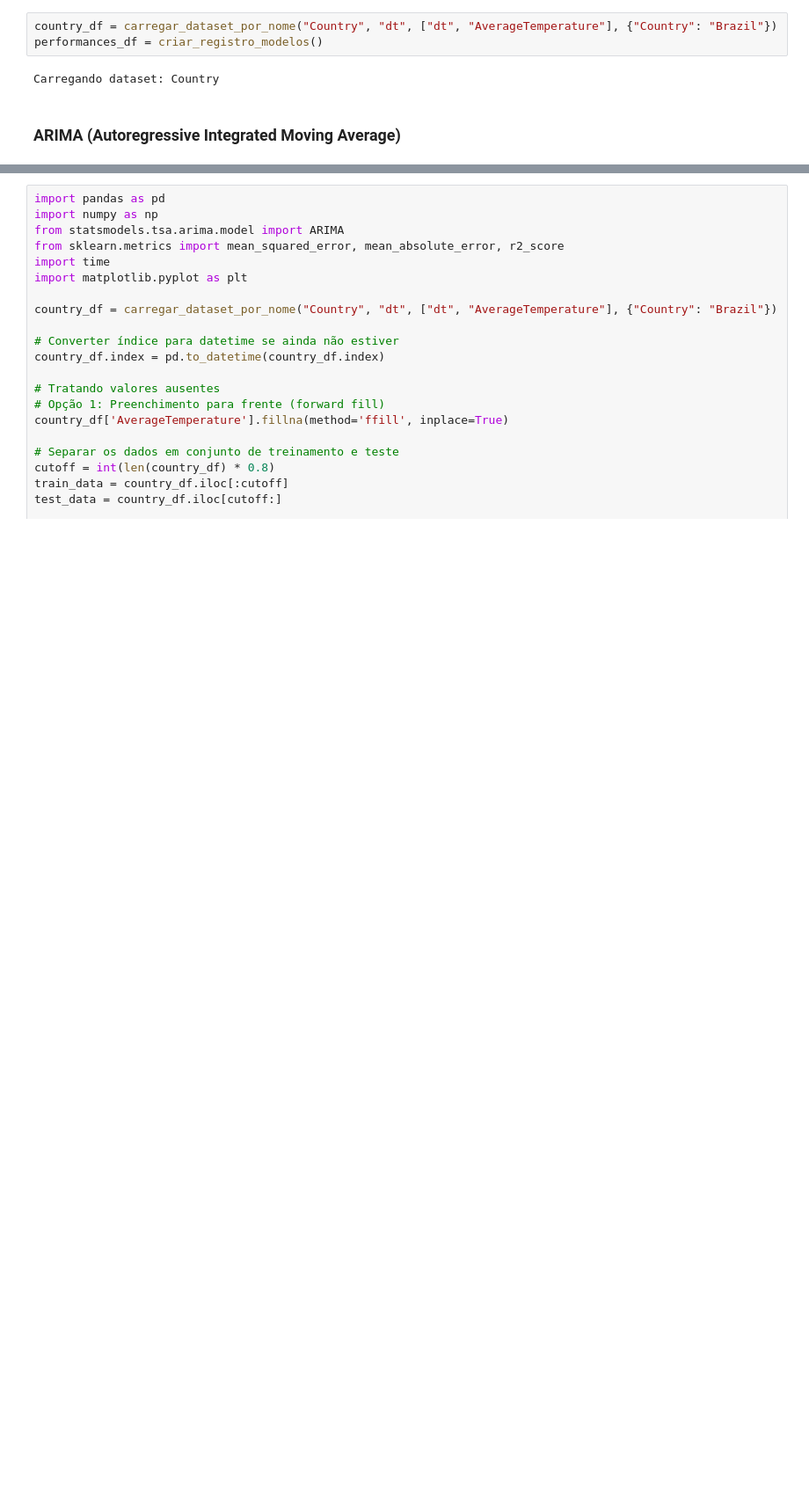
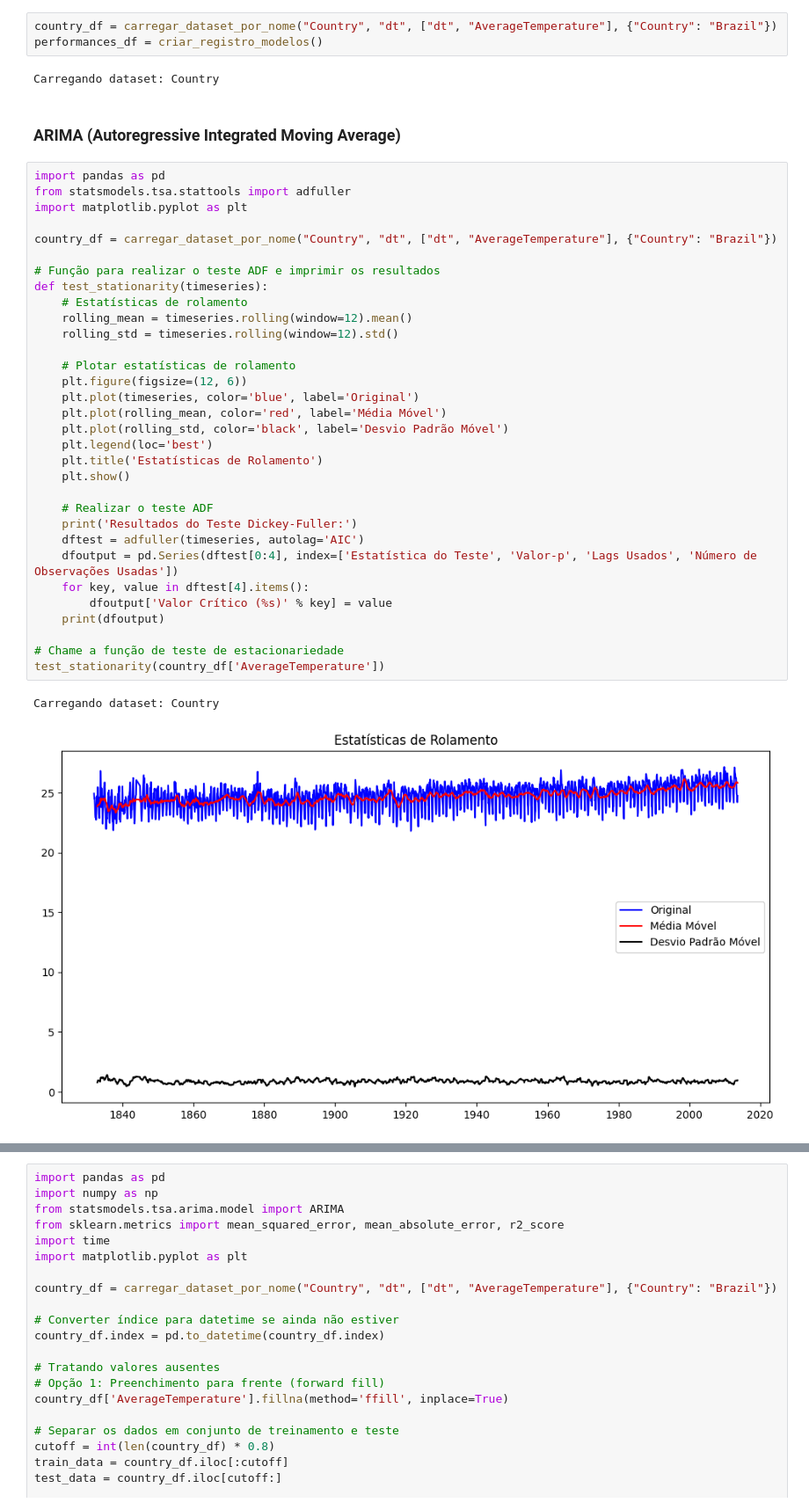
Before and after one commit to alexandrefortes/series-temporais, a Jupyter notebook: Atividade Final/atividade-final-versao-2.ipynb, the cells around one changed output, grey strips where cells are left out. Shown at 88% size. Saved outputs shown, nothing was run; the diff lists cells and outputs as text; blank space fills up the shorter version.

```diff
--- a/Atividade Final/atividade-final-versao-2.ipynb
+++ b/Atividade Final/atividade-final-versao-2.ipynb
@@ -527,3 +534,38 @@ performances_df = criar_registro_modelos()
 Carregando dataset: Country
 # %% [markdown]
 ### ARIMA (Autoregressive Integrated Moving Average)
+# %%
+import pandas as pd
+from statsmodels.tsa.stattools import adfuller
+import matplotlib.pyplot as plt
+
+country_df = carregar_dataset_por_nome("Country", "dt", ["dt", "AverageTemperature"], {"Country": "Brazil"})
+
+# Função para realizar o teste ADF e imprimir os resultados
+def test_stationarity(timeseries):
+    # Estatísticas de rolamento
+    rolling_mean = timeseries.rolling(window=12).mean()
+    rolling_std = timeseries.rolling(window=12).std()
+
+    # Plotar estatísticas de rolamento
+    plt.figure(figsize=(12, 6))
+    plt.plot(timeseries, color='blue', label='Original')
+    plt.plot(rolling_mean, color='red', label='Média Móvel')
+    plt.plot(rolling_std, color='black', label='Desvio Padrão Móvel')
+    plt.legend(loc='best')
+    plt.title('Estatísticas de Rolamento')
+    plt.show()
+
+    # Realizar o teste ADF
+    print('Resultados do Teste Dickey-Fuller:')
+    dftest = adfuller(timeseries, autolag='AIC')
+    dfoutput = pd.Series(dftest[0:4], index=['Estatística do Teste', 'Valor-p', 'Lags Usados', 'Número de Observações Usadas'])
+    for key, value in dftest[4].items():
+        dfoutput['Valor Crítico (%s)' % key] = value
+    print(dfoutput)
+
+# Chame a função de teste de estacionariedade
+test_stationarity(country_df['AverageTemperature'])
+# %% [output]
+Carregando dataset: Country
+[figure, added]
```
Also changed, not shown: parts of 4 cells of this notebook.
